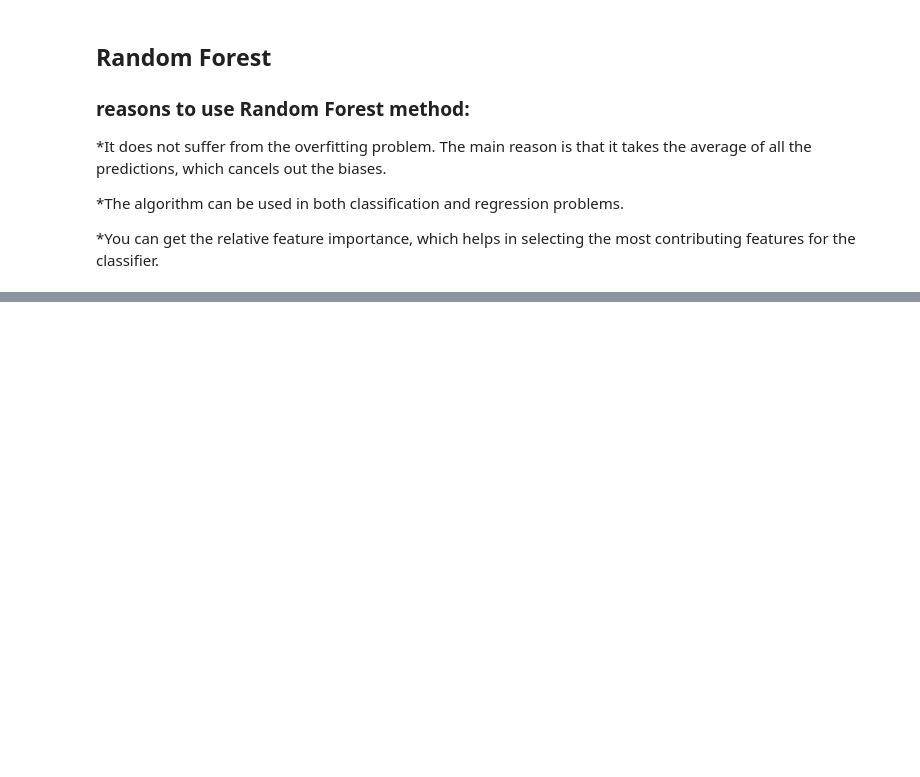
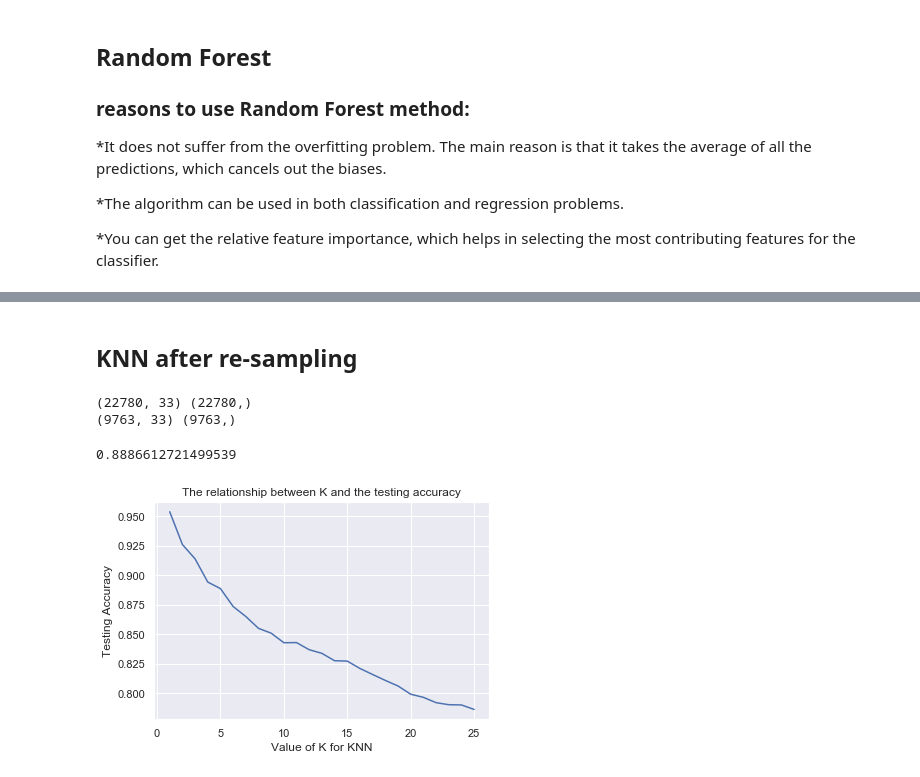
Before and after one commit to Shaked-g/goodreads, a Jupyter notebook: GoodReads.ipynb, the cells around one changed output, grey strips where cells are left out. Drawn from its saved outputs; the diff is of its cells as text; code cells hidden in the pictures; blank space fills up the shorter version.

```diff
--- a/GoodReads.ipynb
+++ b/GoodReads.ipynb
@@ -396,0 +434,7 @@ weighted avg       0.86      0.91      0.88      4115
+# %%
+class0=reads[reads['average_rating']==0]
+class1=reads[reads['average_rating']==1]
+class2=reads[reads['average_rating']==2]
+class3=reads[reads['average_rating']==3]
+class4=reads[reads['average_rating']==4]
+class5=reads[reads['average_rating']==5]
@@ -396,0 +482,32 @@ weighted avg       0.86      0.91      0.88      4115
+# %% [markdown]
+## KNN after re-sampling
+# %%
+y= df_upsampled['average_rating']
+X= df_upsampled.drop(['average_rating'],axis = 1)
+
+X_train, X_test, y_train, y_test = train_test_split(X, y, test_size=0.3, random_state=1995)
+
+print (X_train.shape, y_train.shape)
+print (X_test.shape, y_test.shape)
+# %% [output]
+(22780, 33) (22780,)
+(9763, 33) (9763,)
+# %%
+k_range = range(1,26)
+scores = {}
+scores_list = []
+for k in k_range:
+    knn = KNeighborsClassifier(n_neighbors=k)
+    knn.fit(X_train,y_train)
+    y_pred = knn.predict(X_test)
+    scores[k] = metrics.accuracy_score(y_test,y_pred)
+    scores_list.append(metrics.accuracy_score(y_test,y_pred))
+# %%
+plt.plot(k_range,scores_list)
+plt.xlabel('Value of K for KNN')
+plt.ylabel('Testing Accuracy')
+plt.title('The relationship between K and the testing accuracy')
+scores[5]
+# %% [output]
+0.8886612721499539
+[figure, added]
```
Also changed, not shown: parts of 33 cells of this notebook.
